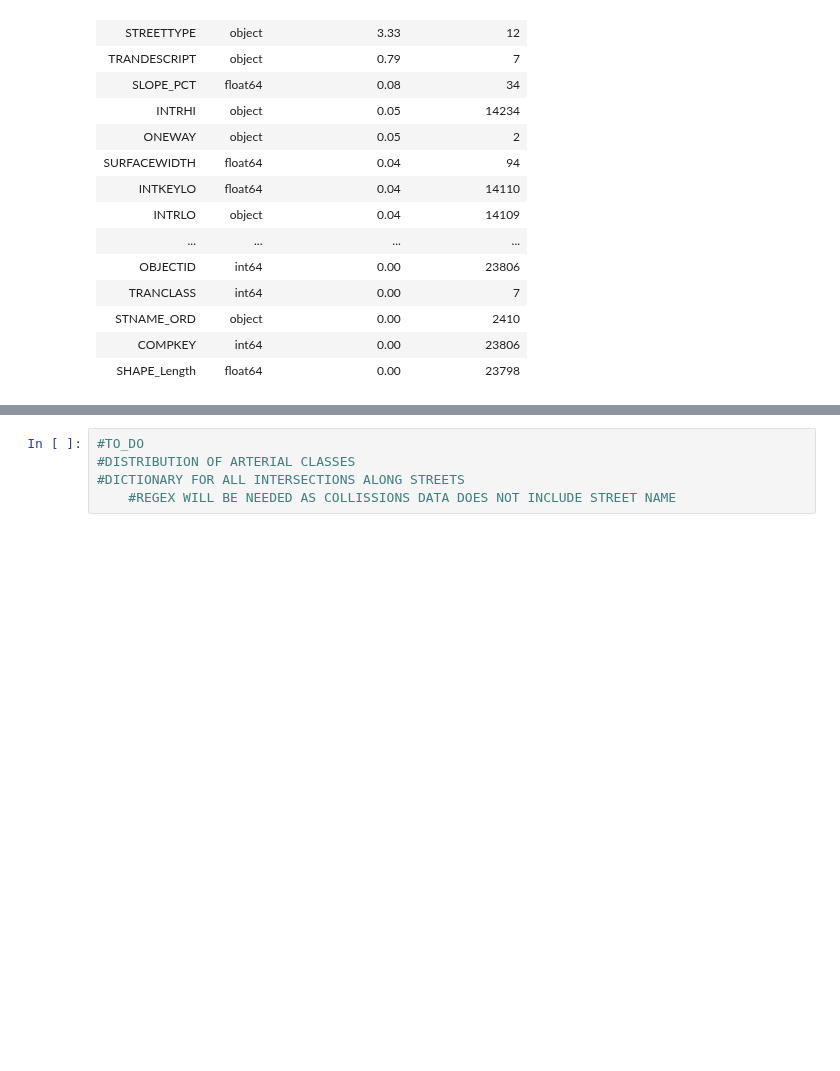
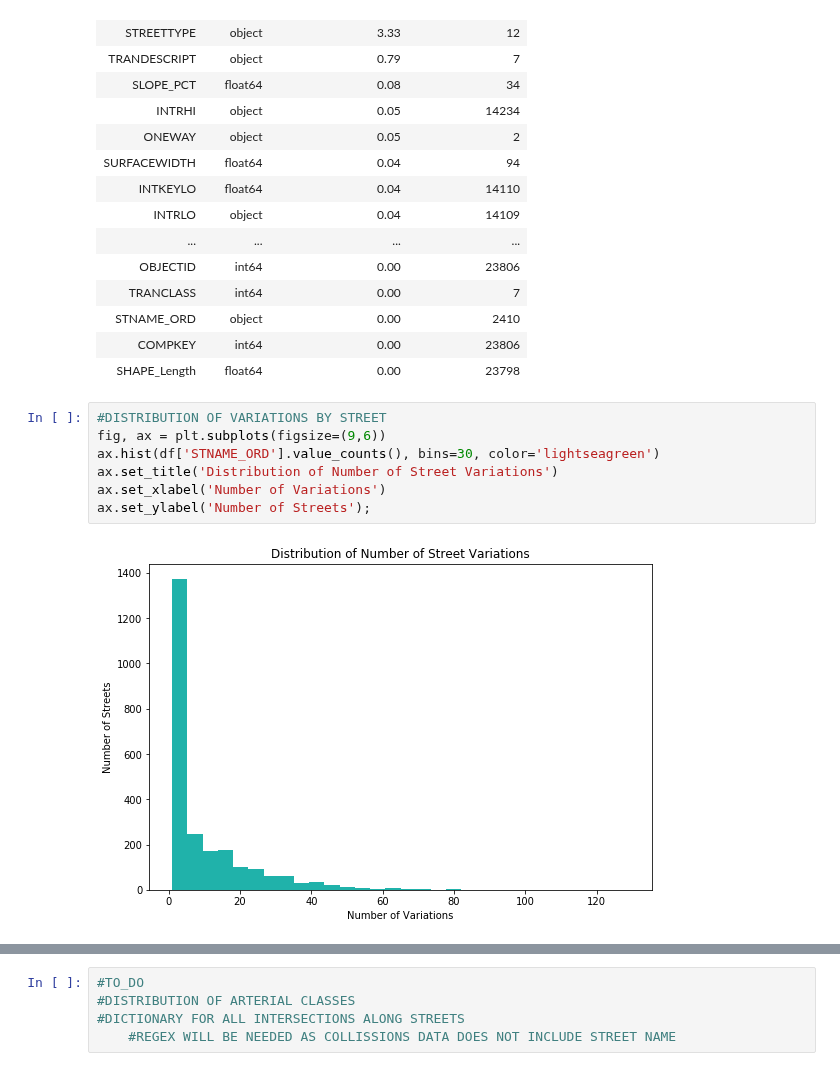
Before and after one commit to DataCircles/traffic_collisions_ml_team1, a Jupyter notebook: notebooks/seattle_streets_eda.ipynb, the cells around one changed output, grey strips where cells are left out. Saved outputs shown, nothing was run; the diff lists cells and outputs as text; blank space fills up the shorter version.

Commit message:
generated EDA plots

```diff
--- a/notebooks/seattle_streets_eda.ipynb
+++ b/notebooks/seattle_streets_eda.ipynb
@@ -163,3 +163,12 @@ df_summary
 | STNAME_ORD | object | 0.00 | 2410 |
 | COMPKEY | int64 | 0.00 | 23806 |
 | SHAPE_Length | float64 | 0.00 | 23798 |
+# %%
+#DISTRIBUTION OF VARIATIONS BY STREET
+fig, ax = plt.subplots(figsize=(9,6))
+ax.hist(df['STNAME_ORD'].value_counts(), bins=30, color='lightseagreen')
+ax.set_title('Distribution of Number of Street Variations')
+ax.set_xlabel('Number of Variations')
+ax.set_ylabel('Number of Streets');
+# %% [output]
+[figure, added]
```
Also changed, not shown: parts of 3 cells of this notebook, 3 other files.
